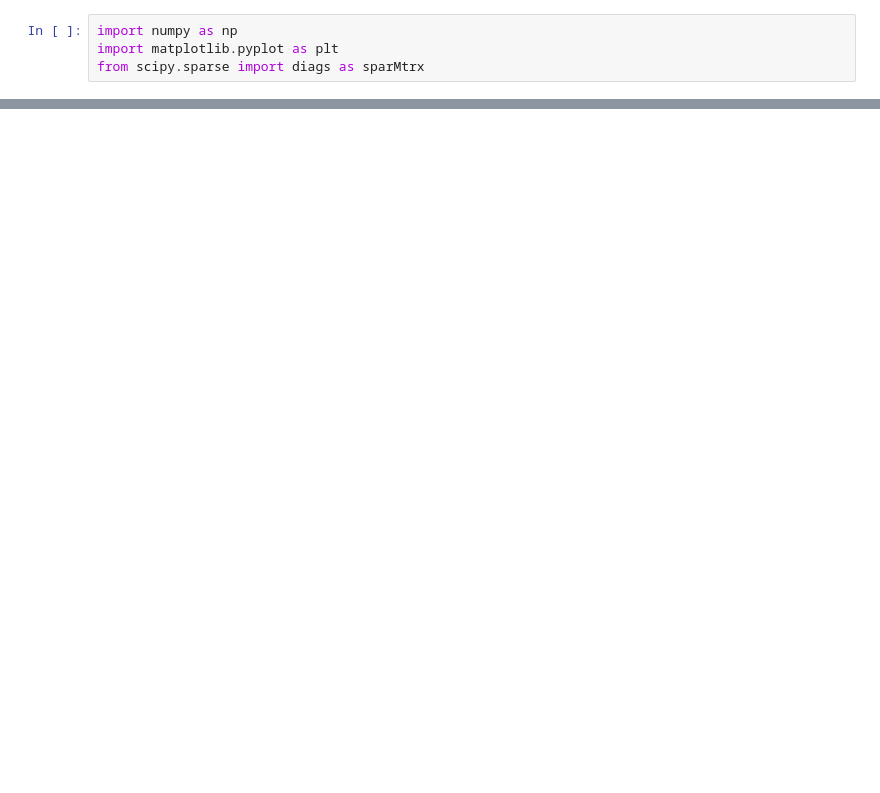
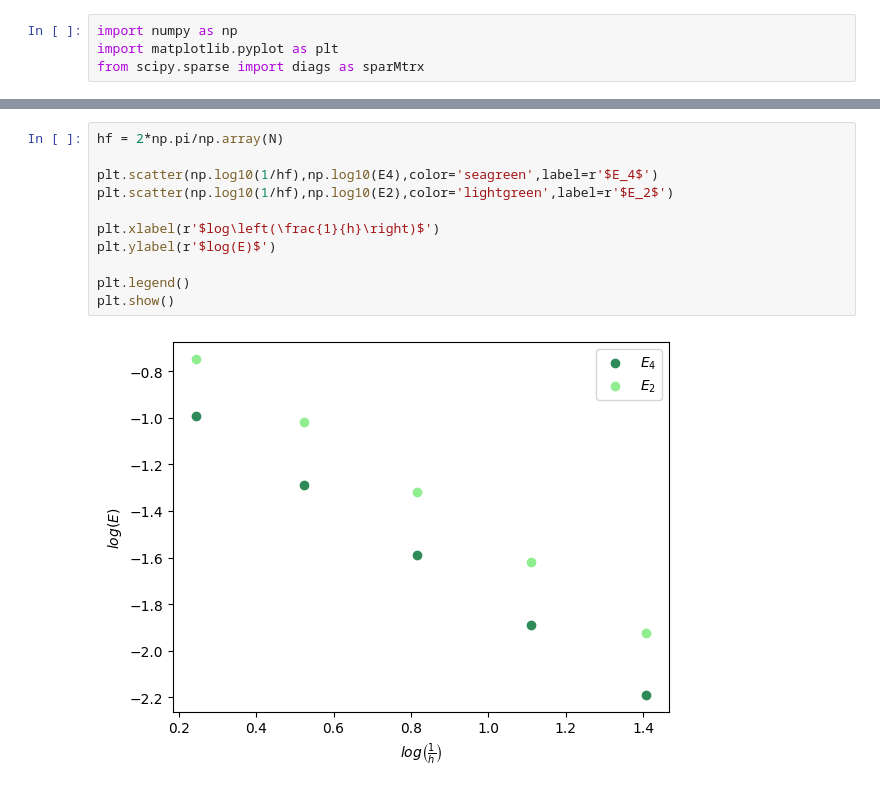
Before and after one commit to michaelStoddard/CFD, a Jupyter notebook: Assignments/HW_2.ipynb, the cells around one changed output, grey strips where cells are left out. Saved outputs shown, nothing was run; the diff lists cells and outputs as text; blank space fills up the shorter version.

```diff
--- a/Assignments/HW_2.ipynb
+++ b/Assignments/HW_2.ipynb
@@ -189,0 +527,13 @@ ValueError: could not broadcast input array from shape (10,) into shape (3,3)
+# %%
+hf = 2*np.pi/np.array(N)
+
+plt.scatter(np.log10(1/hf),np.log10(E4),color='seagreen',label=r'$E_4$')
+plt.scatter(np.log10(1/hf),np.log10(E2),color='lightgreen',label=r'$E_2$')
+
+plt.xlabel(r'$log\left(\frac{1}{h}\right)$')
+plt.ylabel(r'$log(E)$')
+
+plt.legend()
+plt.show()
+# %% [output]
+[figure, added]
```
Also changed, not shown: parts of 55 cells of this notebook.
